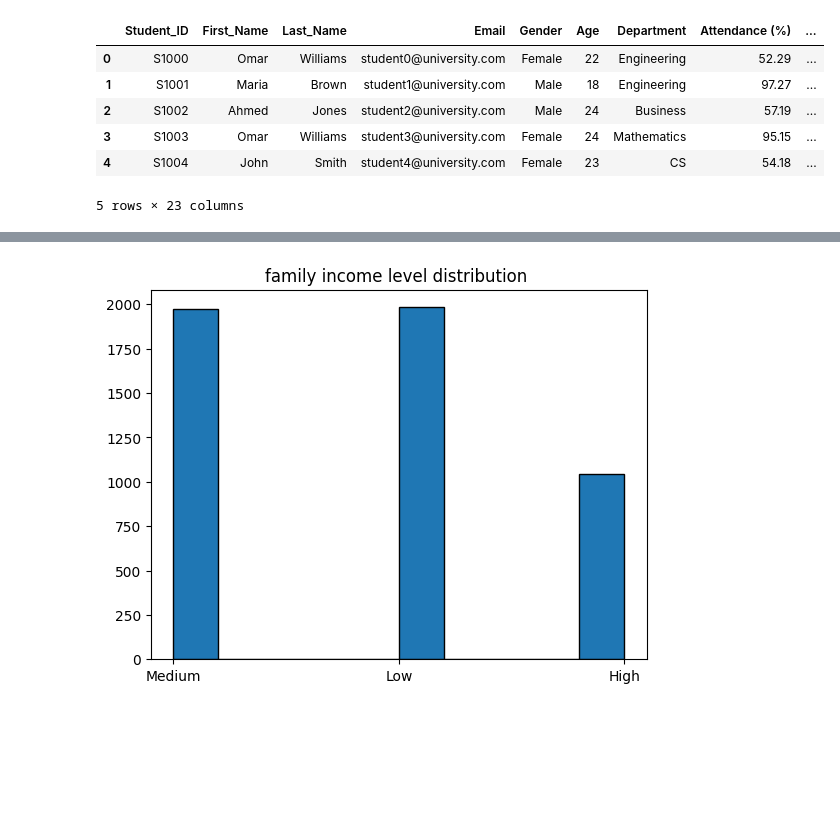
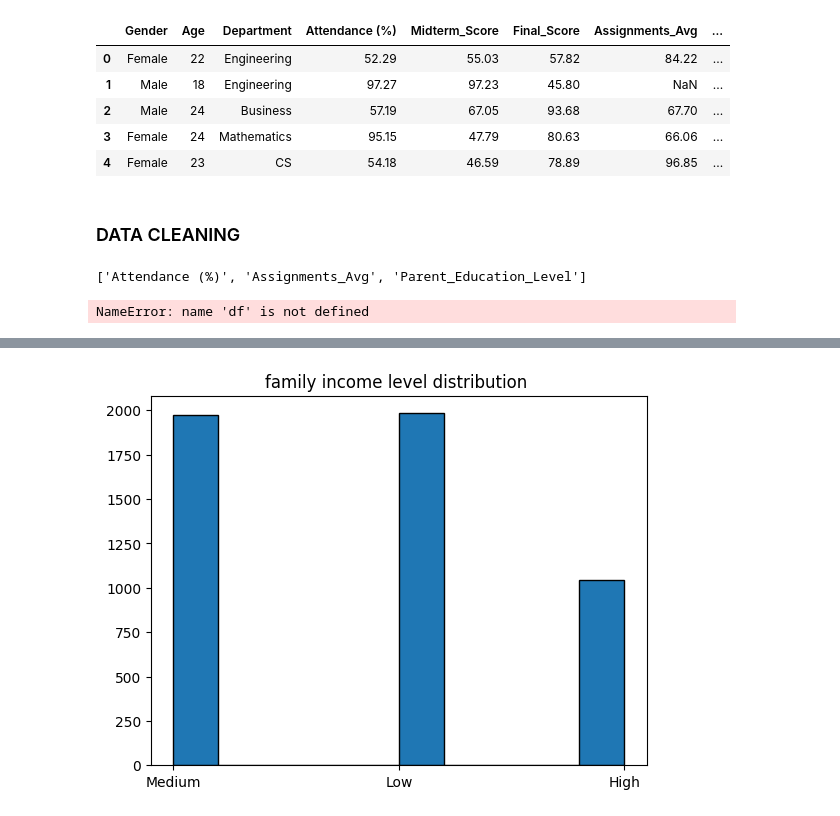
Before and after one commit to YaraHisham61/ML-project, a Jupyter notebook: ml-project.ipynb, the cells around one changed output, grey strips where cells are left out. Saved outputs shown, nothing was run; the diff lists cells and outputs as text; code cells hidden in the pictures; blank space fills up the shorter version.

```diff
--- a/ml-project.ipynb
+++ b/ml-project.ipynb
@@ -30,12 +11,19 @@ memory usage: 898.6+ KB
 # %%
-students_grading  = pd.read_csv("/kaggle/input/students-grading-dataset/Students_Grading_Dataset_Biased.csv")
+students_grading  = pd.read_csv("data\Students_Grading_Dataset_Biased.csv")
                          # ,usecols = ["Age","Total_Score","Study_Hours_per_Week" ,"Student_ID" ,"Attendance (%)","Extracurricular_Activities","Stress_Level (1-10)","Internet_Access_at_Home","Department","Sleep_Hours_per_Night","Participation_Score","Grade"]    )
+students_grading.drop(["Student_ID","First_Name","Last_Name","Email"],axis=1, inplace=True)
 students_grading.head()
 # %% [output]
-|  | Student_ID | First_Name | Last_Name | Email | Gender | Age | Department | Attendance (%) | ... |
-| 0 | S1000 | Omar | Williams | student0@university.com | Female | 22 | Engineering | 52.29 | ... |
-| 1 | S1001 | Maria | Brown | student1@university.com | Male | 18 | Engineering | 97.27 | ... |
-| 2 | S1002 | Ahmed | Jones | student2@university.com | Male | 24 | Business | 57.19 | ... |
-| 3 | S1003 | Omar | Williams | student3@university.com | Female | 24 | Mathematics | 95.15 | ... |
-| 4 | S1004 | John | Smith | student4@university.com | Female | 23 | CS | 54.18 | ... |
+|  | Gender | Age | Department | Attendance (%) | Midterm_Score | Final_Score | Assignments_Avg | ... |
+| 0 | Female | 22 | Engineering | 52.29 | 55.03 | 57.82 | 84.22 | ... |
+| 1 | Male | 18 | Engineering | 97.27 | 97.23 | 45.80 | NaN | ... |
+| 2 | Male | 24 | Business | 57.19 | 67.05 | 93.68 | 67.70 | ... |
+| 3 | Female | 24 | Mathematics | 95.15 | 47.79 | 80.63 | 66.06 | ... |
+| 4 | Female | 23 | CS | 54.18 | 46.59 | 78.89 | 96.85 | ... |
-5 rows × 23 columns
+# %% [markdown]
+### DATA CLEANING
+# %%
+null_columns =students_grading.columns[students_grading.isna().any()].tolist()
+print(null_columns)
+# %% [output]
+['Attendance (%)', 'Assignments_Avg', 'Parent_Education_Level']
@@ -41,0 +34,37 @@ students_grading.head()
+# %%
+df_temp = df.copy()
+
+# Apply Label Encoding only temporarily
+label_encoders = {}
+for col in df_temp.select_dtypes(include=['object']).columns:
+    le = LabelEncoder()
+    df_temp[col] = le.fit_transform(df_temp[col])
+    label_encoders[col] = le  # Store encoder for future reference
+
+# Compute the correlation matrix
+correlation_matrix = df_temp.corr()
+
+# Plot heatmap
+plt.figure(figsize=(16, 12))
+sns.heatmap(correlation_matrix, annot=True, cmap='coolwarm', fmt=".2f", linewidths=0.5)
+plt.title("Correlation Heatmap (With Temporarily Encoded Categorical Columns)")
+plt.show()
+
+# Find the top correlated column pairs
+correlation_pairs = correlation_matrix.unstack().reset_index()
+correlation_pairs.columns = ['Feature 1', 'Feature 2', 'Correlation']
+
+# Remove self-correlations (correlation of a feature with itself)
+correlation_pairs = correlation_pairs[correlation_pairs['Feature 1'] != correlation_pairs['Feature 2']]
+
+# Sort by absolute correlation value in descending order
+correlation_pairs = correlation_pairs.reindex(correlation_pairs['Correlation'].abs().sort_values(ascending=False).index)
+
+# Drop duplicate pairs (since correlation is symmetric)
+correlation_pairs = correlation_pairs.iloc[::2]
+
+# Print the top correlated column pairs
+print("🔍 Top Correlated Column Pairs:")
+print(correlation_pairs.head(10))  # Adjust number to see more or fewer pairs
+# %% [output]
+NameError: name 'df' is not defined
```
Also changed, not shown: parts of 11 cells of this notebook.
